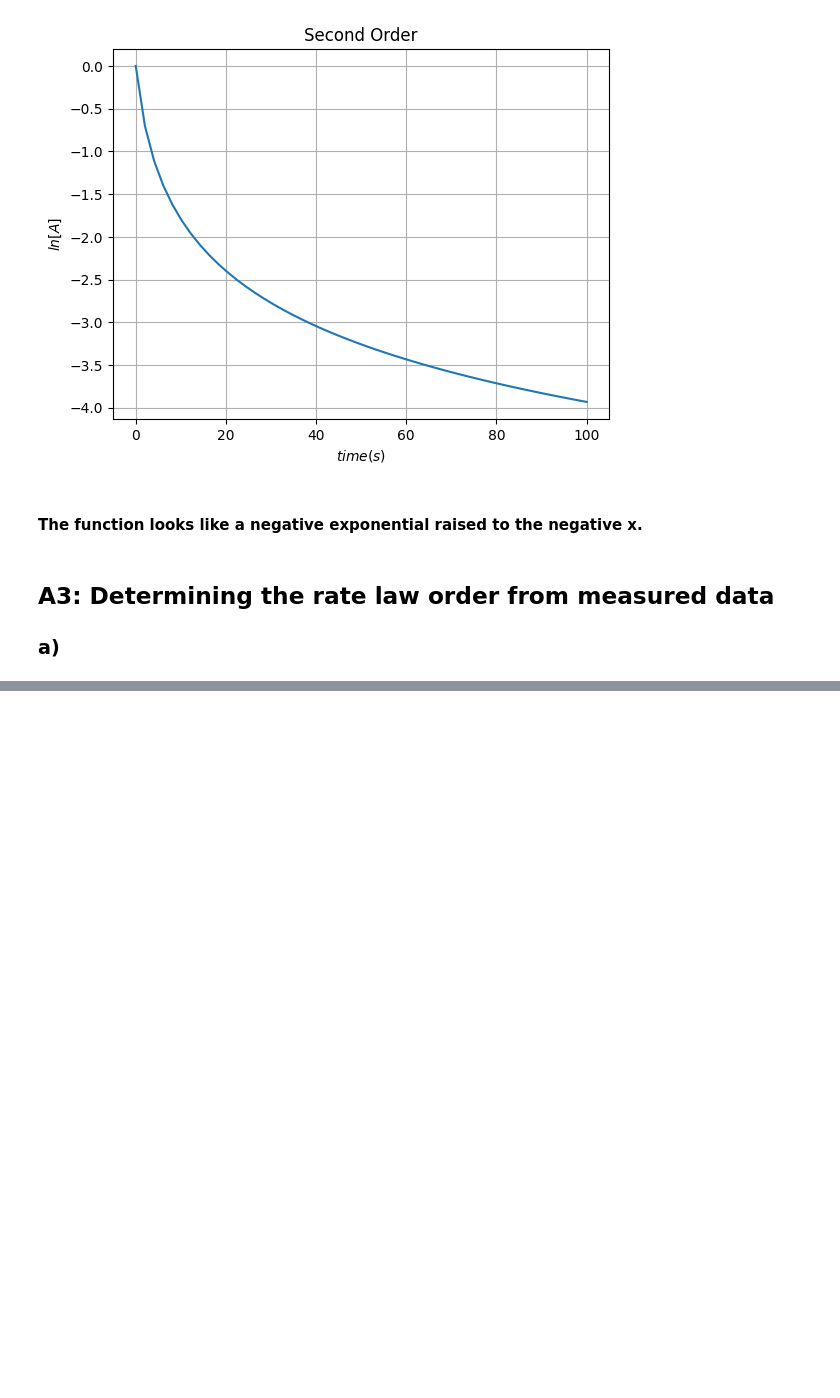
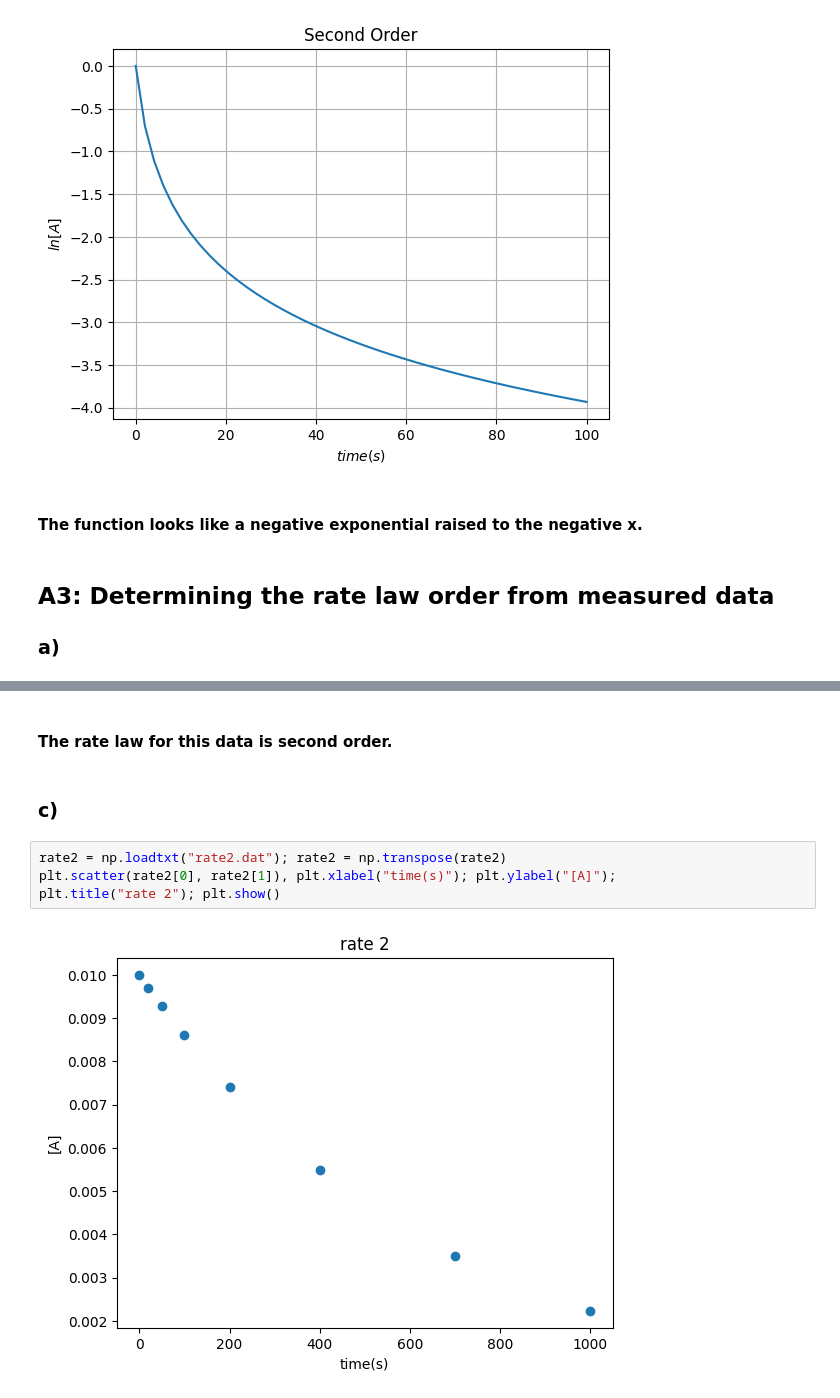
Before and after one commit to Icho2/Computational_Chemistry, a Jupyter notebook: Rate_Laws.ipynb, the cells around one changed output, grey strips where cells are left out. Cells and saved outputs as stored; diff of their text form; blank space fills up the shorter version.

```diff
--- a/Rate_Laws.ipynb
+++ b/Rate_Laws.ipynb
@@ -163,0 +174,10 @@ plt.title("rate1.dat"); plt.show()
+# %% [markdown]
+#### The rate law for this data is second order.
+# %% [markdown]
+### c)
+# %%
+rate2 = np.loadtxt("rate2.dat"); rate2 = np.transpose(rate2)
+plt.scatter(rate2[0], rate2[1]), plt.xlabel("time(s)"); plt.ylabel("[A]");
+plt.title("rate 2"); plt.show()
+# %% [output]
+[figure, added]
```
Also changed, not shown: parts of 11 cells of this notebook, 2 other files.
